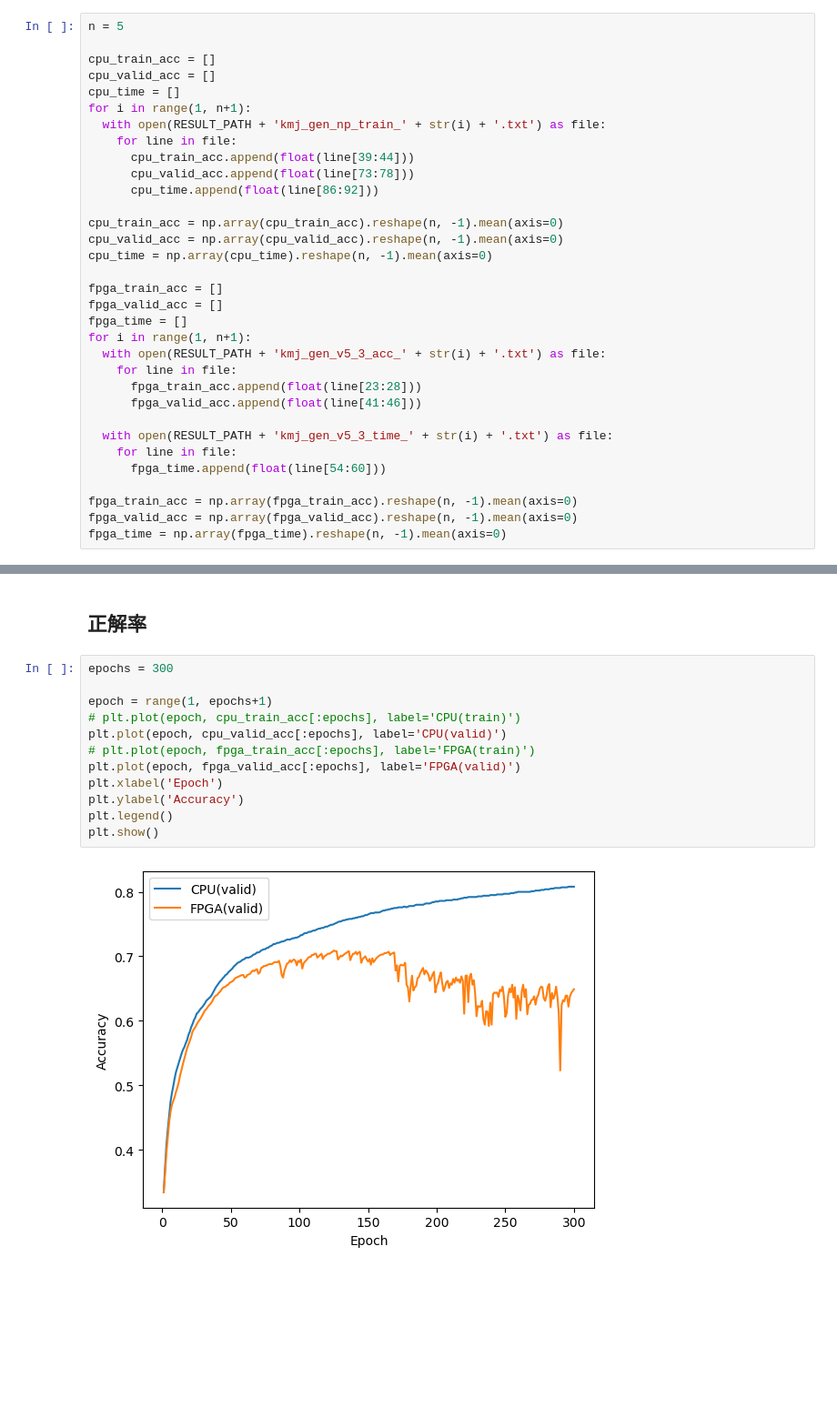
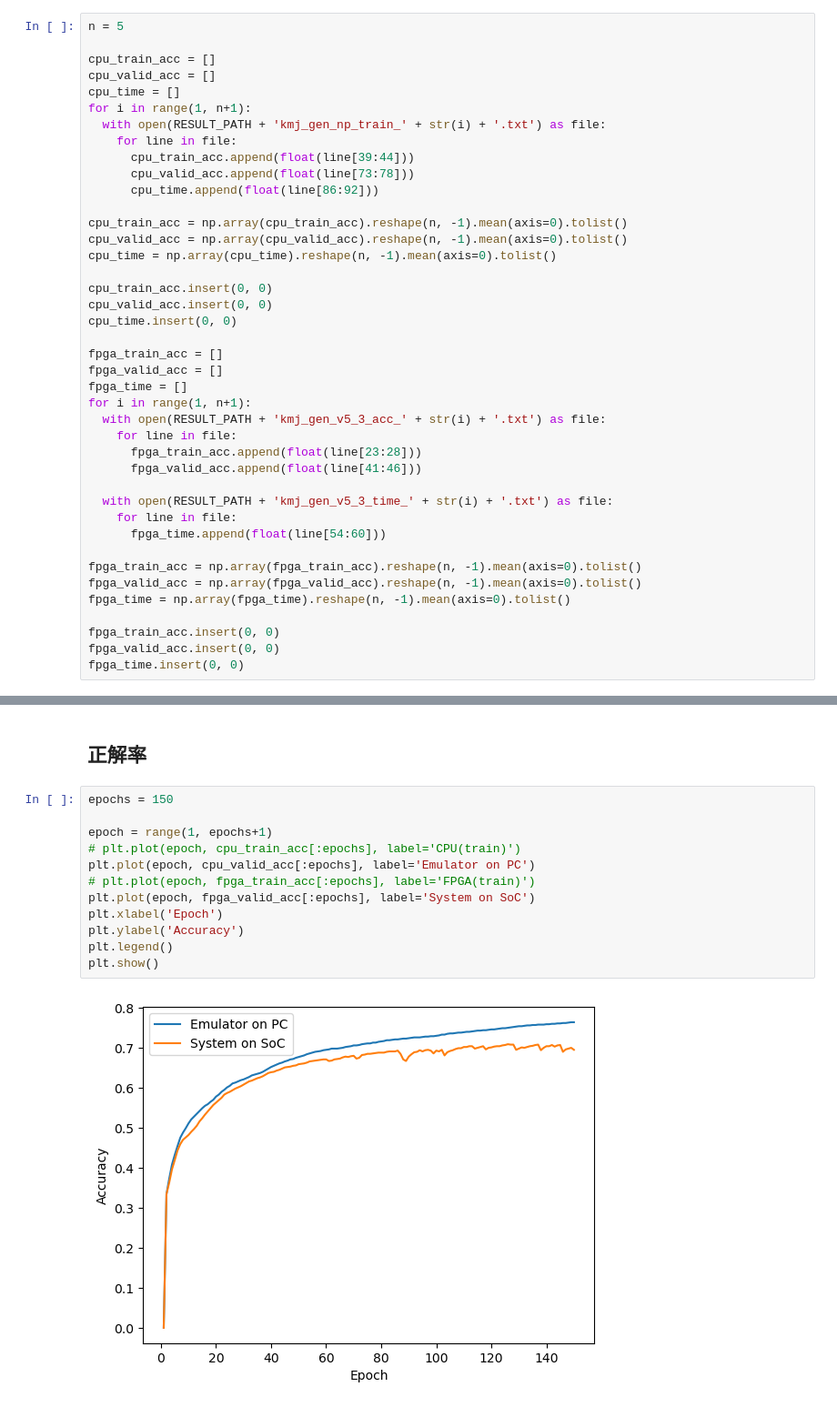
Before and after one commit to shtoku/lsi, a Jupyter notebook: notebooks/etc/result.ipynb, the cells around one changed output, grey strips where cells are left out. Shown at 91% size. Drawn from its saved outputs; the diff is of its cells as text; blank space fills up the shorter version.

```diff
--- a/notebooks/etc/result.ipynb
+++ b/notebooks/etc/result.ipynb
@@ -18,9 +18,13 @@ for i in range(1, n+1):
       cpu_valid_acc.append(float(line[73:78]))
       cpu_time.append(float(line[86:92]))
 
-cpu_train_acc = np.array(cpu_train_acc).reshape(n, -1).mean(axis=0)
-cpu_valid_acc = np.array(cpu_valid_acc).reshape(n, -1).mean(axis=0)
-cpu_time = np.array(cpu_time).reshape(n, -1).mean(axis=0)
+cpu_train_acc = np.array(cpu_train_acc).reshape(n, -1).mean(axis=0).tolist()
+cpu_valid_acc = np.array(cpu_valid_acc).reshape(n, -1).mean(axis=0).tolist()
+cpu_time = np.array(cpu_time).reshape(n, -1).mean(axis=0).tolist()
+
+cpu_train_acc.insert(0, 0)
+cpu_valid_acc.insert(0, 0)
+cpu_time.insert(0, 0)
 
 fpga_train_acc = []
 fpga_valid_acc = []
@@ -35,9 +39,13 @@ for i in range(1, n+1):
     for line in file:
       fpga_time.append(float(line[54:60]))
 
-fpga_train_acc = np.array(fpga_train_acc).reshape(n, -1).mean(axis=0)
-fpga_valid_acc = np.array(fpga_valid_acc).reshape(n, -1).mean(axis=0)
-fpga_time = np.array(fpga_time).reshape(n, -1).mean(axis=0)
+fpga_train_acc = np.array(fpga_train_acc).reshape(n, -1).mean(axis=0).tolist()
+fpga_valid_acc = np.array(fpga_valid_acc).reshape(n, -1).mean(axis=0).tolist()
+fpga_time = np.array(fpga_time).reshape(n, -1).mean(axis=0).tolist()
+
+fpga_train_acc.insert(0, 0)
+fpga_valid_acc.insert(0, 0)
+fpga_time.insert(0, 0)
 # %% [markdown]
 ## 計算時間
 # %%
@@ -55,16 +63,16 @@ plt.show()
 # %% [markdown]
 ## 正解率
 # %%
-epochs = 300
+epochs = 150
 
 epoch = range(1, epochs+1)
 # plt.plot(epoch, cpu_train_acc[:epochs], label='CPU(train)')
-plt.plot(epoch, cpu_valid_acc[:epochs], label='CPU(valid)')
+plt.plot(epoch, cpu_valid_acc[:epochs], label='Emulator on PC')
 # plt.plot(epoch, fpga_train_acc[:epochs], label='FPGA(train)')
-plt.plot(epoch, fpga_valid_acc[:epochs], label='FPGA(valid)')
+plt.plot(epoch, fpga_valid_acc[:epochs], label='System on SoC')
 plt.xlabel('Epoch')
 plt.ylabel('Accuracy')
 plt.legend()
 plt.show()
 # %% [output]
-[figure, old version]
+[figure, new version]
```
Also changed, not shown: parts of 1 cell of this notebook.
